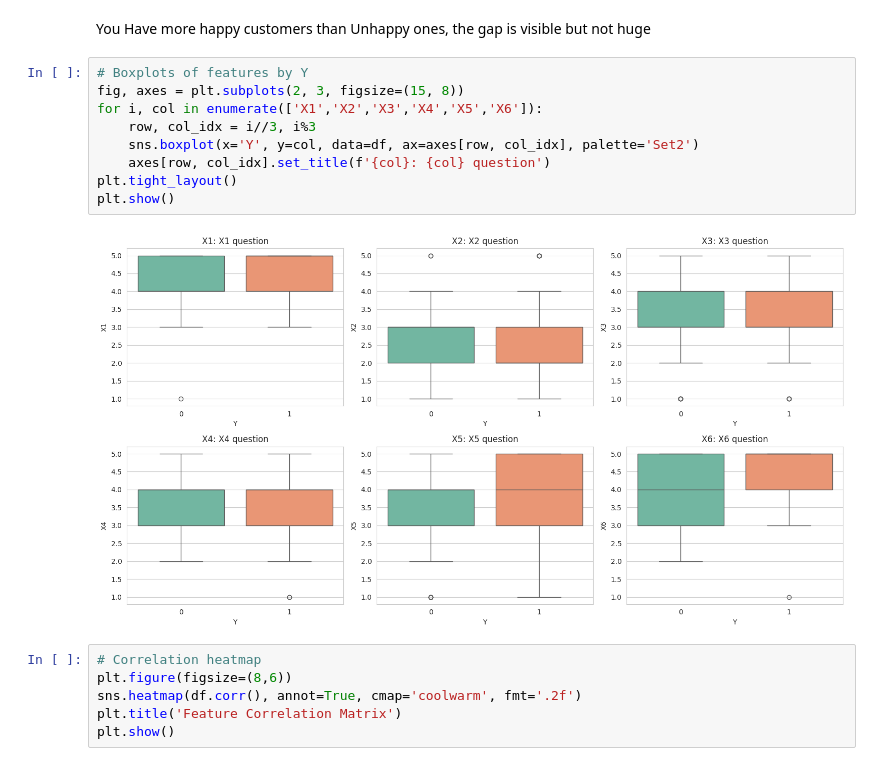
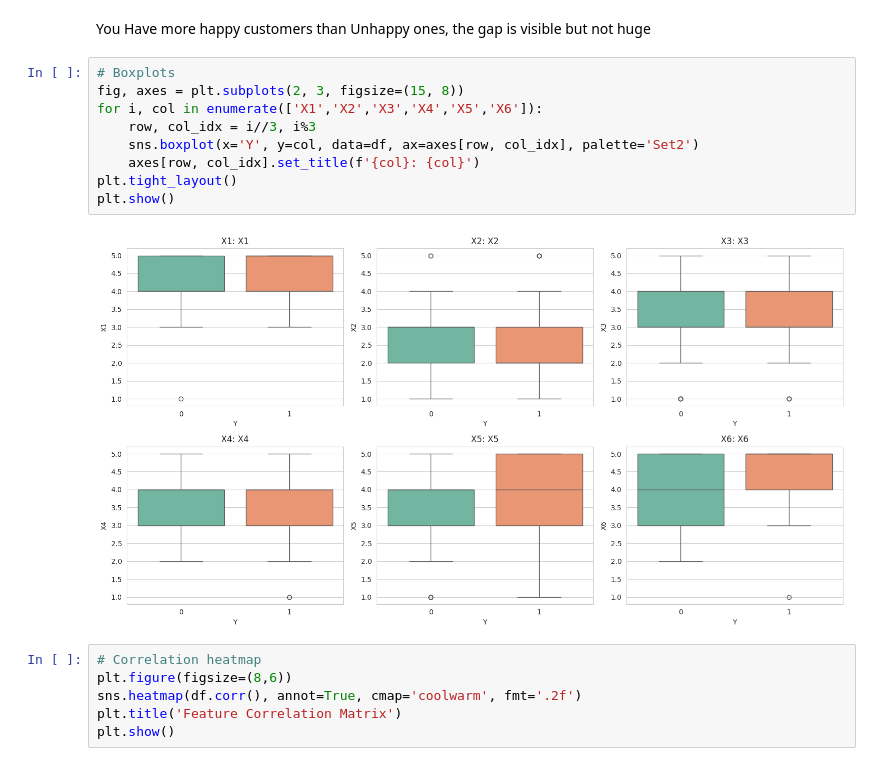
Before and after one commit to diomani-ouattara/Portfolio-Data-scientist, a Jupyter notebook: 0hhwPRi6B4fBj84R.ipynb, the cells around one changed output. Drawn from its saved outputs; the diff is of its cells as text.

```diff
--- a/0hhwPRi6B4fBj84R.ipynb
+++ b/0hhwPRi6B4fBj84R.ipynb
@@ -126,16 +117,16 @@ Name: proportion, dtype: float64
 # %% [markdown]
 You Have more happy customers than Unhappy ones, the gap is visible but not huge
 # %%
-# Boxplots of features by Y
+# Boxplots
 fig, axes = plt.subplots(2, 3, figsize=(15, 8))
 for i, col in enumerate(['X1','X2','X3','X4','X5','X6']):
     row, col_idx = i//3, i%3
     sns.boxplot(x='Y', y=col, data=df, ax=axes[row, col_idx], palette='Set2')
-    axes[row, col_idx].set_title(f'{col}: {col} question')
+    axes[row, col_idx].set_title(f'{col}: {col}')
 plt.tight_layout()
 plt.show()
 # %% [output]
-[figure, old version]
+[figure, new version]
 # %%
 # Correlation heatmap
 plt.figure(figsize=(8,6))
```
Also changed, not shown: parts of 17 cells of this notebook.
